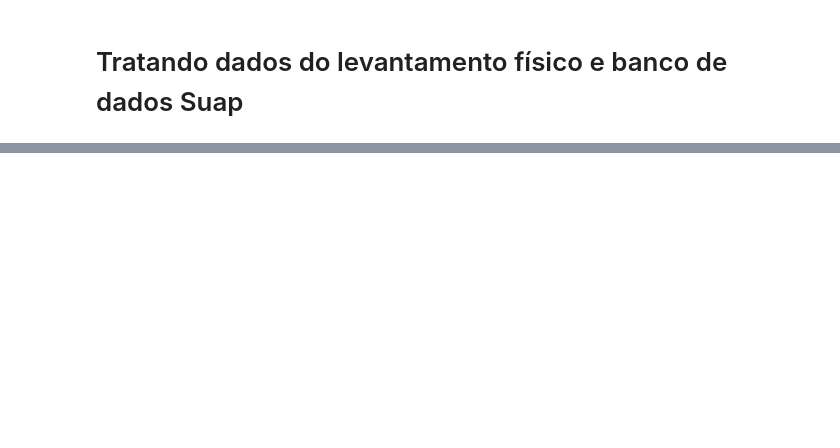
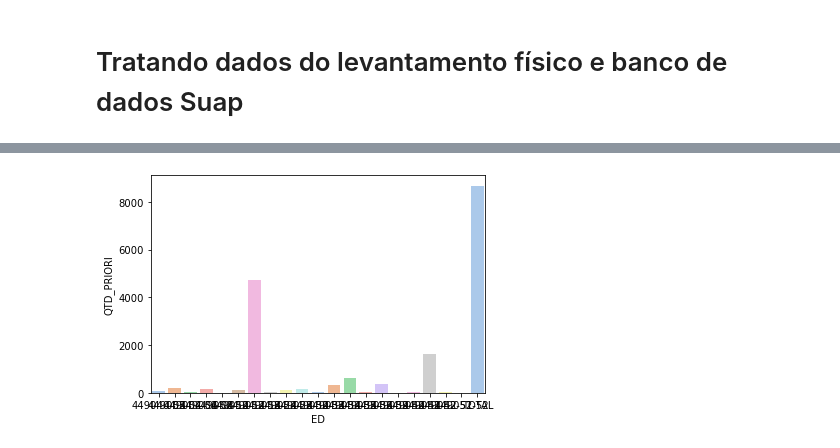
Before and after one commit to ricardoseminsta/inventario, a Jupyter notebook: inventario.ipynb, the cells around one changed output, grey strips where cells are left out. Cells and saved outputs as stored; diff of their text form; code cells hidden in the pictures; blank space fills up the shorter version.

Commit message:
update melhorias nos graficos

```diff
--- a/inventario.ipynb
+++ b/inventario.ipynb
@@ -58,6 +73,8 @@ lista_drop = ['MÓDULO DIDÁTICO,', 'PLACA DE GESSO ACARTONADO', 'PORTA PARA DIV
 suap_ED = suap_total['ED'].drop_duplicates()
 suap_ED = suap_ED.sort_values(ascending=True)
 
+#reindexando uutilizando list comprehension
+suap_ED.index = [x for x in range(0, len(suap_ED))]
 # print(len(suap_ED))
 # %%
 def dropar_descricao(data_frame, coluna, lista):
@@ -87,0 +156,5 @@ import numpy as np
+# %%
+import seaborn as sns
+grafico = sns.barplot(x='ED', y='QTD_PRIORI', data=chart_df, palette='pastel')
+# %% [output]
+[figure, added]
```
Also changed, not shown: parts of 3 cells of this notebook, 1 other file.
